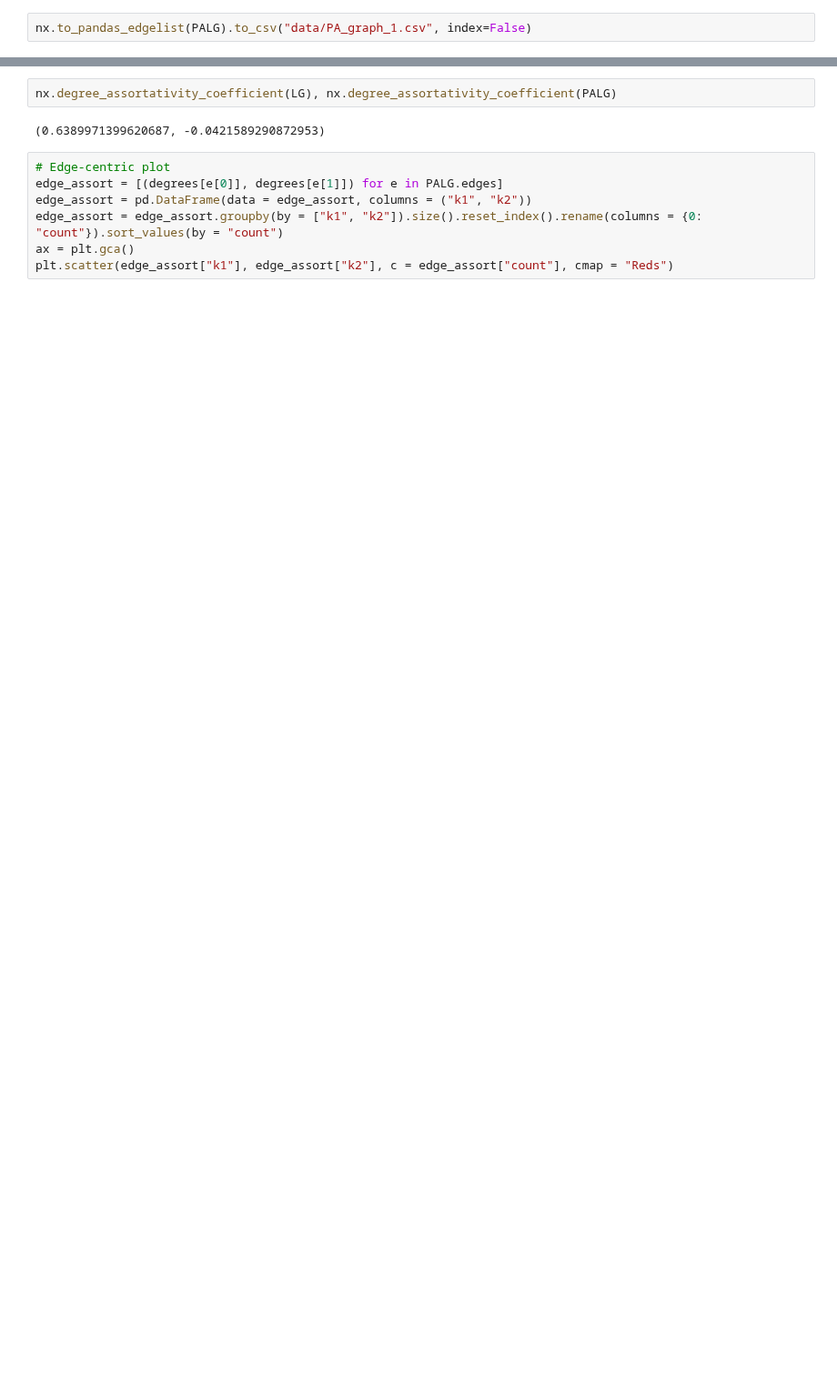
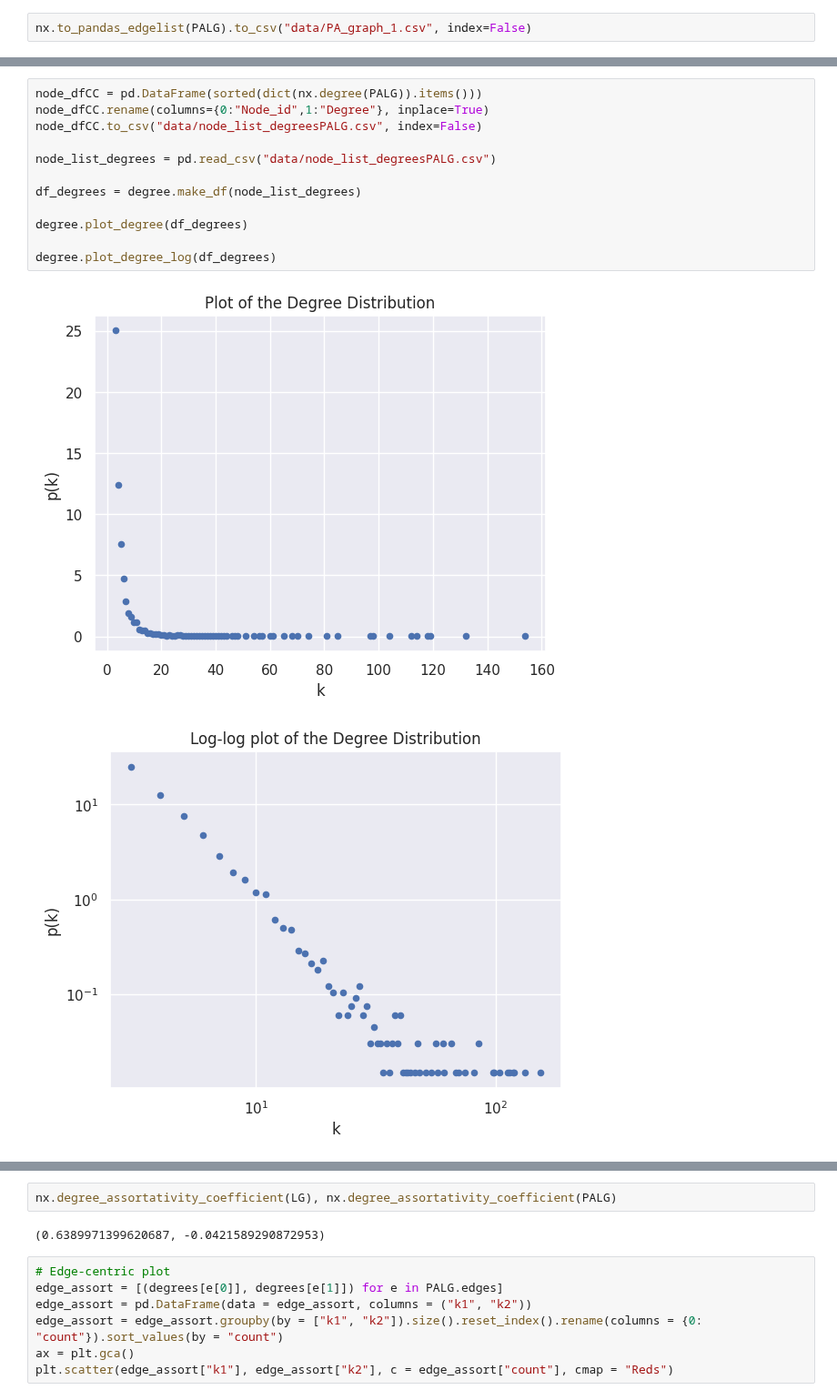
Before and after one commit to viggo-gascou/network-analysis, a Jupyter notebook: link_pred.ipynb, the cells around one changed output, grey strips where cells are left out. Shown at 91% size. Drawn from its saved outputs; the diff is of its cells as text; blank space fills up the shorter version.

```diff
--- a/link_pred.ipynb
+++ b/link_pred.ipynb
@@ -332,0 +323,15 @@ nx.to_pandas_edgelist(PALG).to_csv("data/PA_graph_1.csv", index=False)
+# %%
+node_dfCC = pd.DataFrame(sorted(dict(nx.degree(PALG)).items()))
+node_dfCC.rename(columns={0:"Node_id",1:"Degree"}, inplace=True)
+node_dfCC.to_csv("data/node_list_degreesPALG.csv", index=False)
+
+node_list_degrees = pd.read_csv("data/node_list_degreesPALG.csv")
+
+df_degrees = degree.make_df(node_list_degrees)
+
+degree.plot_degree(df_degrees)
+
+degree.plot_degree_log(df_degrees)
+# %% [output]
+[figure, added]
+[figure, added]
```
Also changed, not shown: parts of 11 cells of this notebook, 3 other files.
